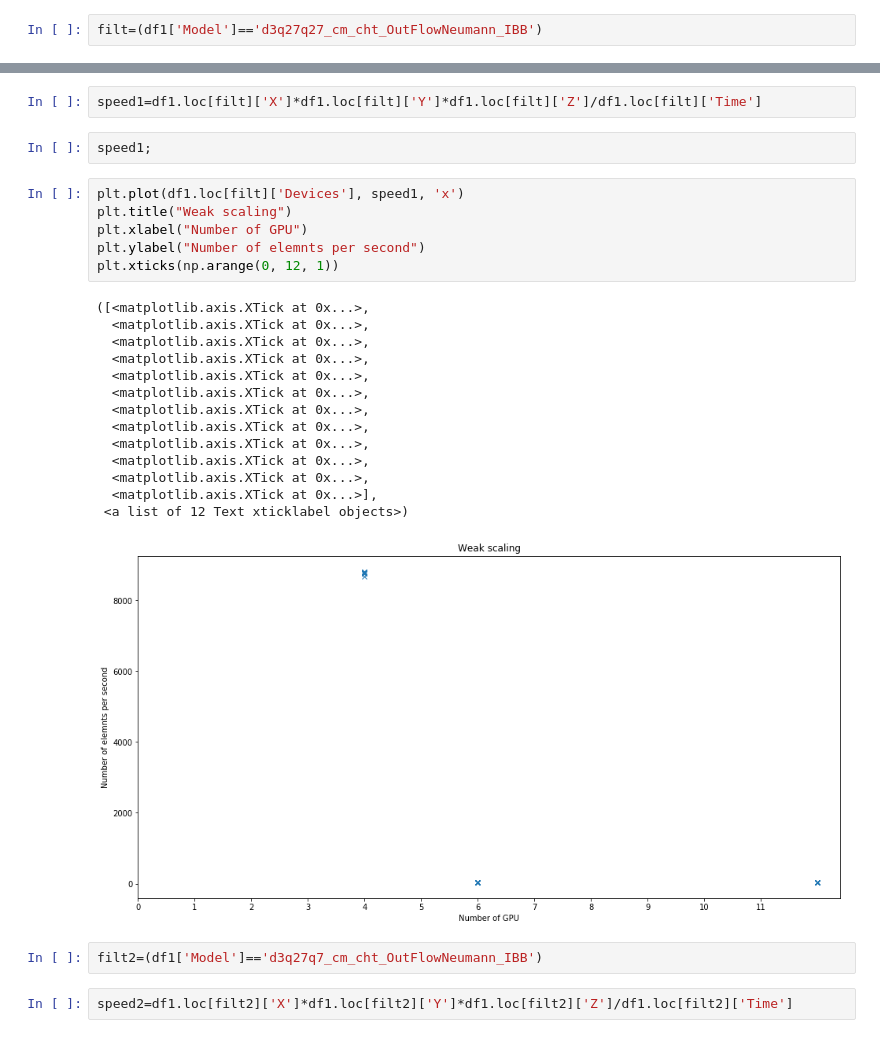
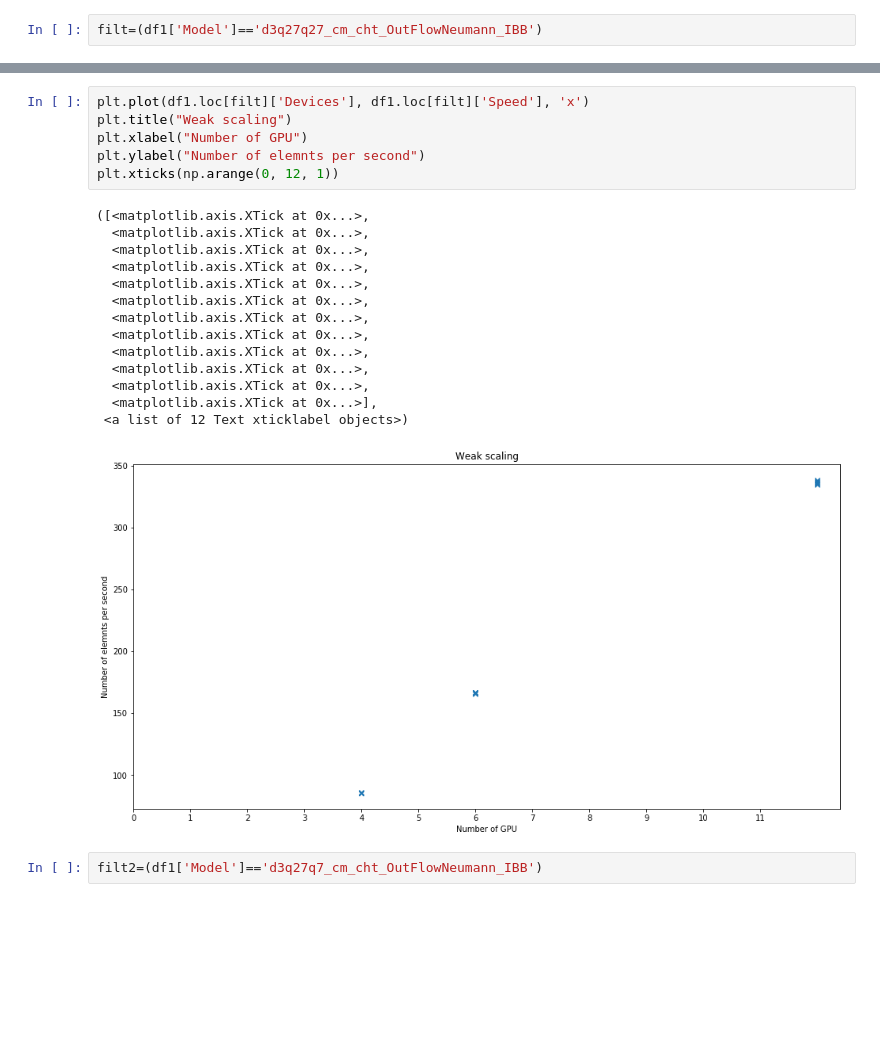
Before and after one commit to ggruszczynski/LBM, a Jupyter notebook: Untitled.ipynb, the cells around one changed output, grey strips where cells are left out. Cells and saved outputs as stored; diff of their text form; blank space fills up the shorter version.

```diff
--- a/Untitled.ipynb
+++ b/Untitled.ipynb
@@ -71,29 +67,23 @@ df1.loc[filt]
-# %%
-speed1=df1.loc[filt]['X']*df1.loc[filt]['Y']*df1.loc[filt]['Z']/df1.loc[filt]['Time']
-# %%
-speed1;
 # %%
-plt.plot(df1.loc[filt]['Devices'], speed1, 'x')
+plt.plot(df1.loc[filt]['Devices'], df1.loc[filt]['Speed'], 'x')
 plt.title("Weak scaling")
 plt.xlabel("Number of GPU")
 plt.ylabel("Number of elemnts per second")
 plt.xticks(np.arange(0, 12, 1))
 # %% [output]
 ([<matplotlib.axis.XTick at 0x...>,
   <matplotlib.axis.XTick at 0x...>,
   <matplotlib.axis.XTick at 0x...>,
   <matplotlib.axis.XTick at 0x...>,
   <matplotlib.axis.XTick at 0x...>,
   <matplotlib.axis.XTick at 0x...>,
   <matplotlib.axis.XTick at 0x...>,
   <matplotlib.axis.XTick at 0x...>,
   <matplotlib.axis.XTick at 0x...>,
   <matplotlib.axis.XTick at 0x...>,
   <matplotlib.axis.XTick at 0x...>,
   <matplotlib.axis.XTick at 0x...>],
  <a list of 12 Text xticklabel objects>)
-[figure, old version]
+[figure, new version]
 # %%
 filt2=(df1['Model']=='d3q27q7_cm_cht_OutFlowNeumann_IBB')
-# %%
-speed2=df1.loc[filt2]['X']*df1.loc[filt2]['Y']*df1.loc[filt2]['Z']/df1.loc[filt2]['Time']
```
Also changed, not shown: parts of 6 cells of this notebook.
